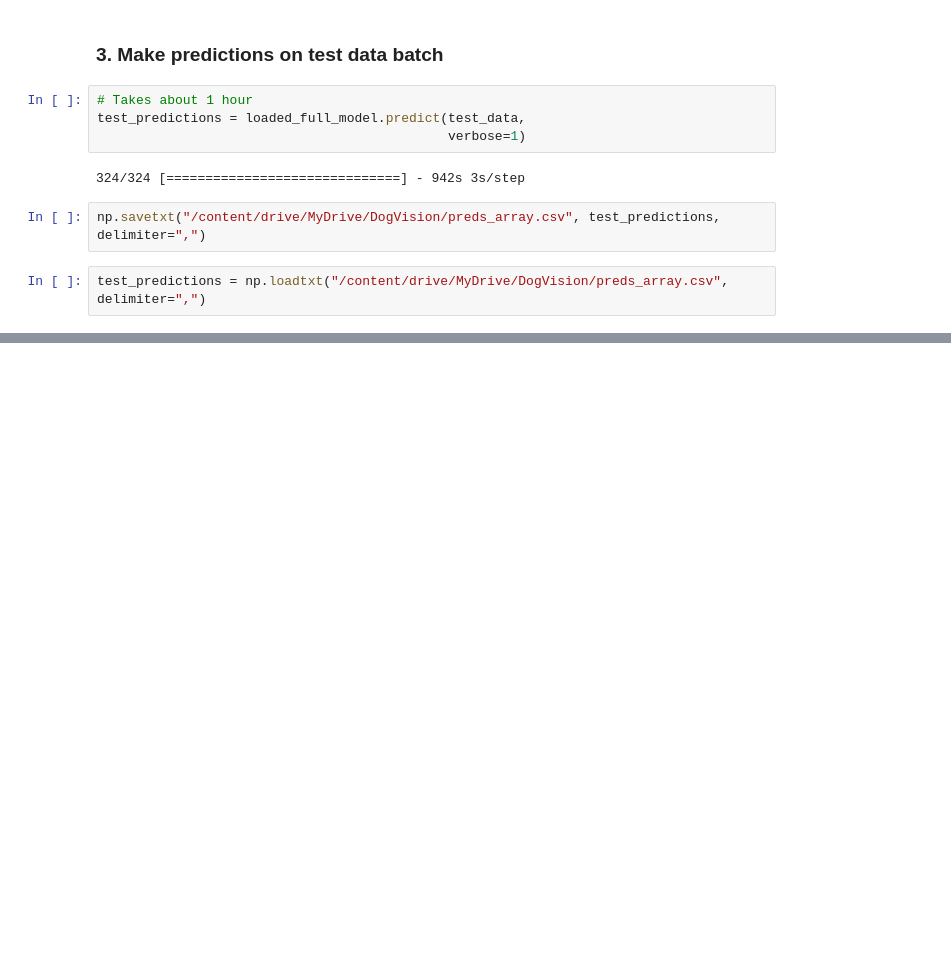
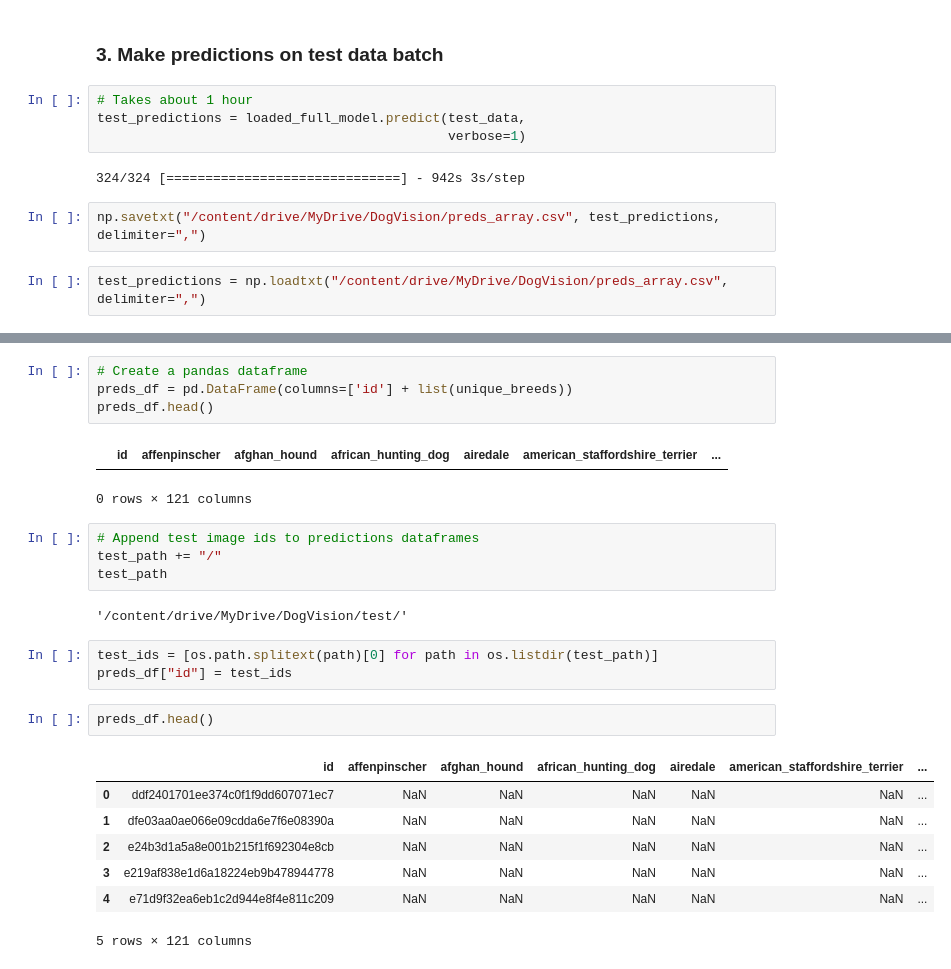
Before and after one commit to Dimisz/Portfolio, a Jupyter notebook: Python/DeepLearning/TensorFlow/ComputerVision/dog_breed_identification.ipynb, the cells around one changed output, grey strips where cells are left out. Cells and saved outputs as stored; diff of their text form; blank space fills up the shorter version.

```diff
--- a/Python/DeepLearning/TensorFlow/ComputerVision/dog_breed_identification.ipynb
+++ b/Python/DeepLearning/TensorFlow/ComputerVision/dog_breed_identification.ipynb
@@ -886,0 +898,26 @@ test_predictions = np.loadtxt("/content/drive/MyDrive/DogVision/preds_array.csv"
+# %%
+# Create a pandas dataframe
+preds_df = pd.DataFrame(columns=['id'] + list(unique_breeds))
+preds_df.head()
+# %% [output]
+|  | id | affenpinscher | afghan_hound | african_hunting_dog | airedale | american_staffordshire_terrier | ... |
+0 rows × 121 columns
+# %%
+# Append test image ids to predictions dataframes
+test_path += "/"
+test_path
+# %% [output]
+'/content/drive/MyDrive/DogVision/test/'
+# %%
+test_ids = [os.path.splitext(path)[0] for path in os.listdir(test_path)]
+preds_df["id"] = test_ids
+# %%
+preds_df.head()
+# %% [output]
+|  | id | affenpinscher | afghan_hound | african_hunting_dog | airedale | american_staffordshire_terrier | ... |
+| 0 | ddf2401701ee374c0f1f9dd607071ec7 | NaN | NaN | NaN | NaN | NaN | ... |
+| 1 | dfe03aa0ae066e09cdda6e7f6e08390a | NaN | NaN | NaN | NaN | NaN | ... |
+| 2 | e24b3d1a5a8e001b215f1f692304e8cb | NaN | NaN | NaN | NaN | NaN | ... |
+| 3 | e219af838e1d6a18224eb9b478944778 | NaN | NaN | NaN | NaN | NaN | ... |
+| 4 | e71d9f32ea6eb1c2d944e8f4e811c209 | NaN | NaN | NaN | NaN | NaN | ... |
+5 rows × 121 columns
```
Also changed, not shown: parts of 4 cells of this notebook.
